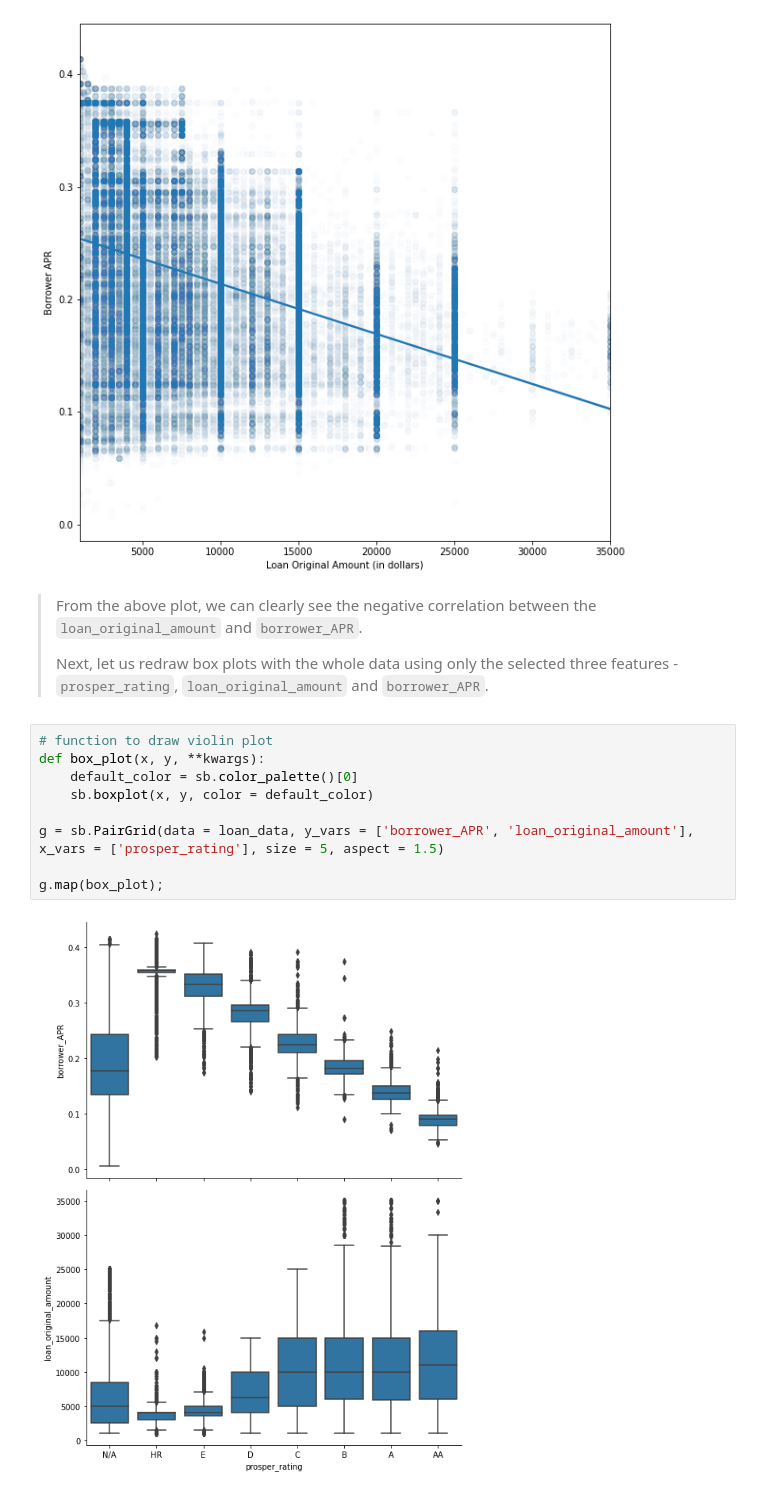
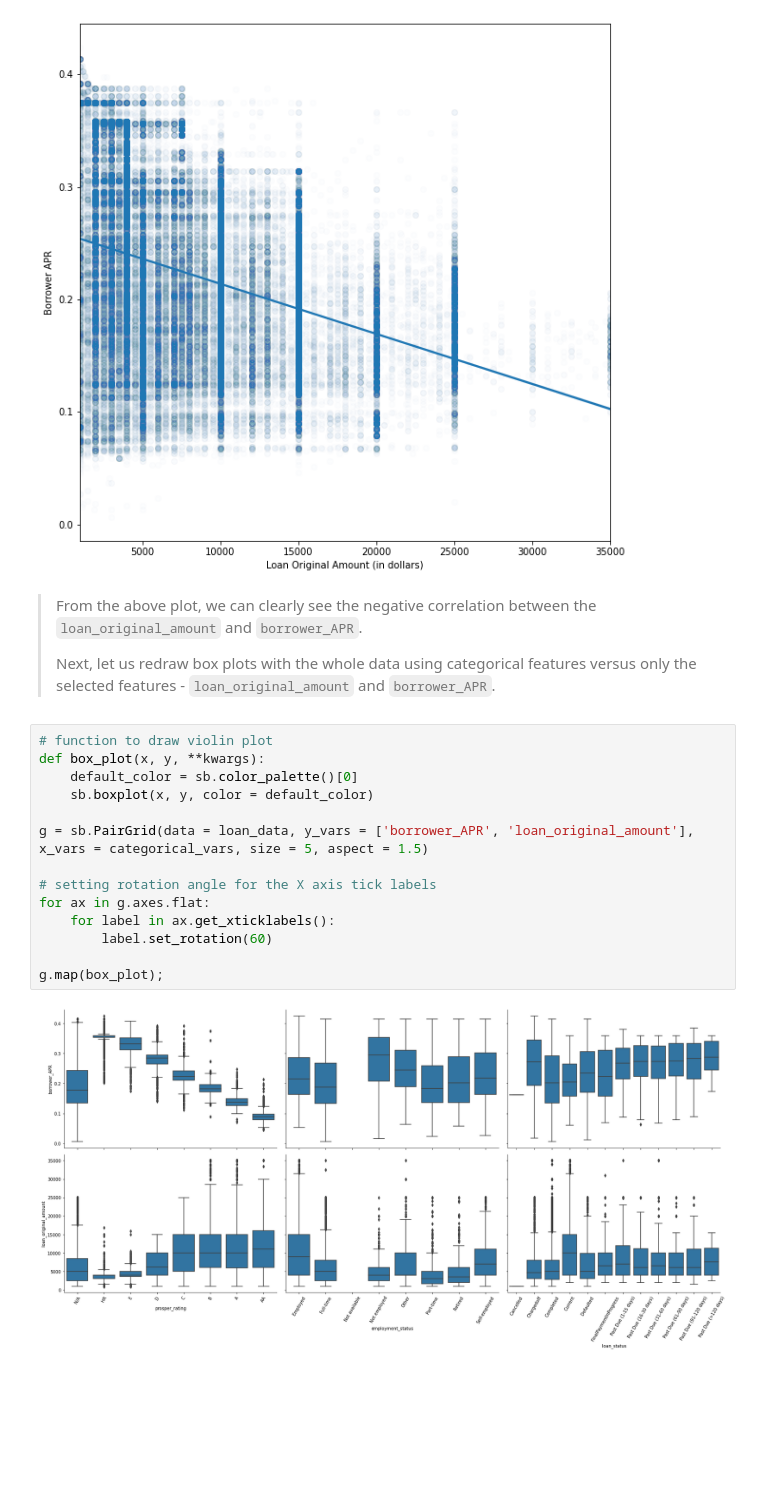
Before and after one commit to jyothirupa/loan-data-visualization, a Jupyter notebook: exploratory_analysis.ipynb, the cells around one changed output. Saved outputs shown, nothing was run; the diff lists cells and outputs as text; blank space fills up the shorter version.

Commit message:
feat: Conduct multivariate exploratory analysis
Three or more features are explored at the same time to get the required
insights.

```diff
--- a/exploratory_analysis.ipynb
+++ b/exploratory_analysis.ipynb
@@ -703,16 +703,21 @@ plt.ylabel('Borrower APR');
 # %% [markdown]
 > From the above plot, we can clearly see the negative correlation between the `loan_original_amount` and `borrower_APR`.
 >
-> Next, let us redraw box plots with the whole data using only the selected three features - `prosper_rating`, `loan_original_amount` and `borrower_APR`.
+> Next, let us redraw box plots with the whole data using categorical features versus only the selected features - `loan_original_amount` and `borrower_APR`.
 # %%
 # function to draw violin plot
 def box_plot(x, y, **kwargs):
     default_color = sb.color_palette()[0]
     sb.boxplot(x, y, color = default_color)
 
-g = sb.PairGrid(data = loan_data, y_vars = ['borrower_APR', 'loan_original_amount'], x_vars = ['prosper_rating'], size = 5, aspect = 1.5)
+g = sb.PairGrid(data = loan_data, y_vars = ['borrower_APR', 'loan_original_amount'], x_vars = categorical_vars, size = 5, aspect = 1.5)
+
+# setting rotation angle for the X axis tick labels
+for ax in g.axes.flat:
+    for label in ax.get_xticklabels():
+        label.set_rotation(60)
 
 g.map(box_plot);
 # %% [output]
-[figure, old version]
+[figure, new version]
 # %% [markdown]
```
Also changed, not shown: parts of 15 cells of this notebook, 1 other file.
